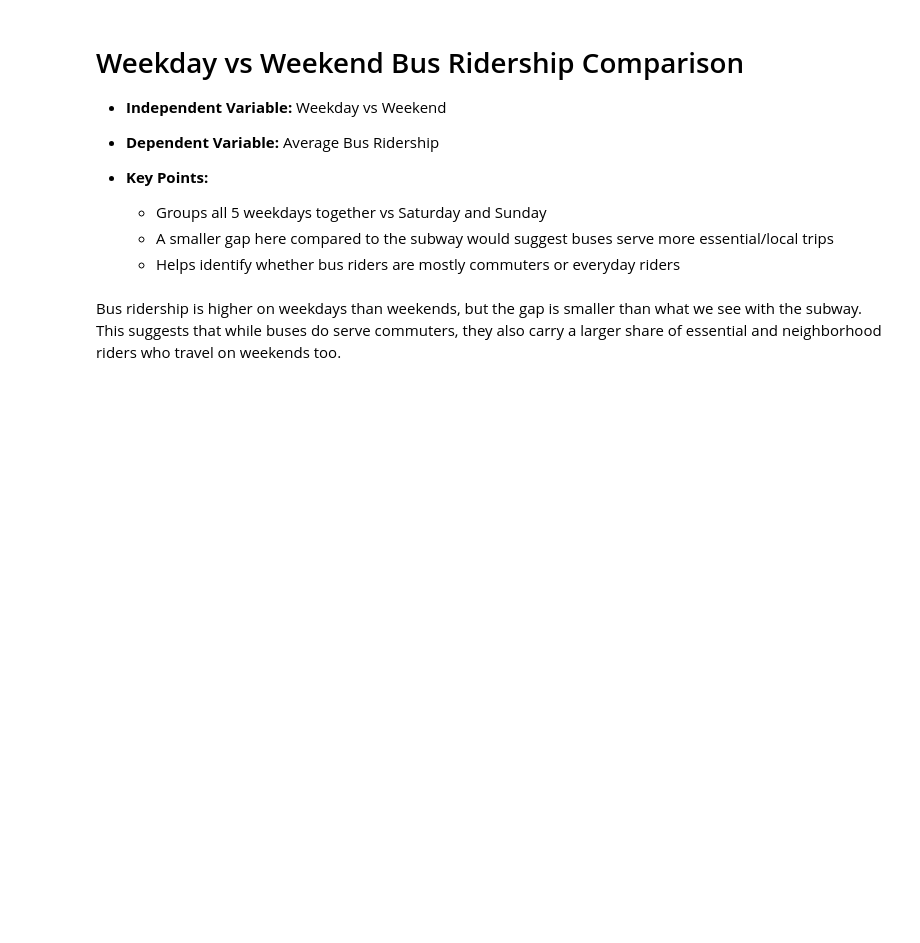
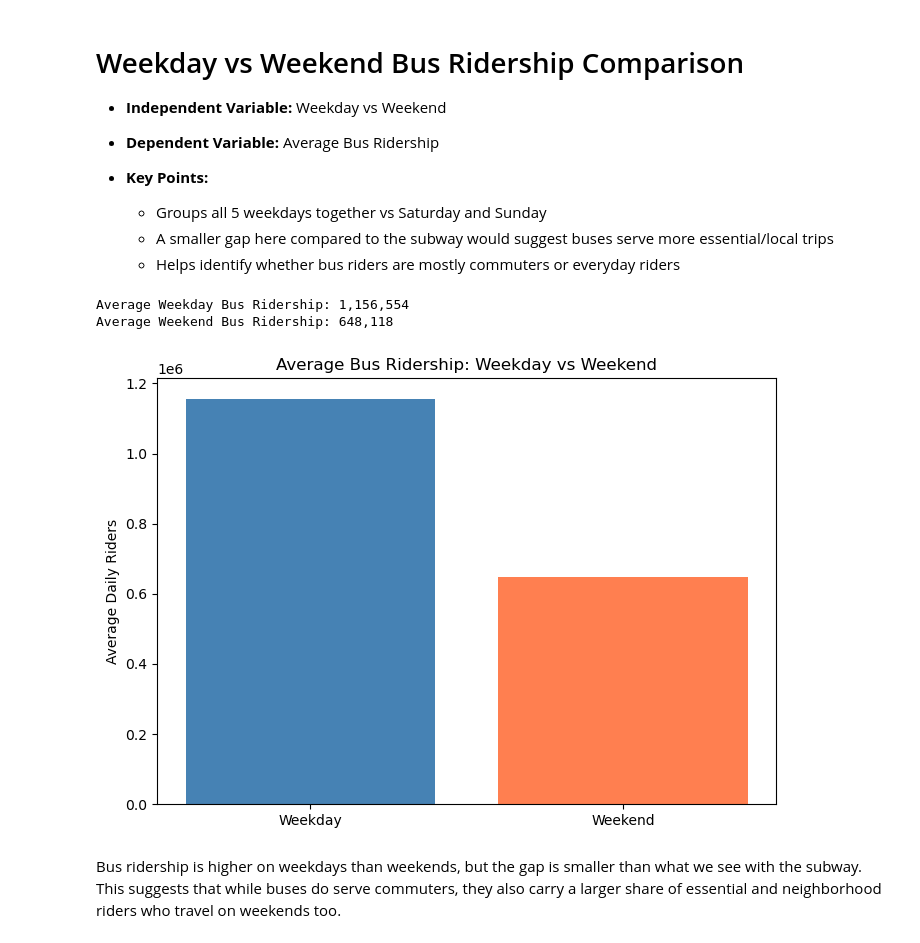
Before and after one commit to Reggie-Amedee-Tech/phase_1_project, a Jupyter notebook: notebooks/Amina_eda.ipynb, the cells around one changed output. Drawn from its saved outputs; the diff is of its cells as text; code cells hidden in the pictures; blank space fills up the shorter version.

```diff
--- a/notebooks/Amina_eda.ipynb
+++ b/notebooks/Amina_eda.ipynb
@@ -16,13 +28,0 @@ import matplotlib.pyplot as plt
-# %%
-
-# Load cleaned MTA dataset produced by data_ingestion.py
-df = pd.read_csv('../data/mta_ridersip.csv')
-
-# Load data directly from the API
-raw_data = api.getData()
-
-
-df = pd.DataFrame(raw_data)
-df['date'] = pd.to_datetime(df['date'])
-
-df.head()
@@ -47,19 +41,33 @@ NameError: name 'df' is not defined
 # %%
+plt.style.use('default')  # set a clean style for the plot
+
+# Extract day of week from date
+df['day_of_week'] = df['date'].dt.day_name()  # get weekday names from timestamps
+
+# Order days correctly
+day_order = ['Monday', 'Tuesday', 'Wednesday', 'Thursday', 'Friday', 'Saturday', 'Sunday']  # preserve natural weekday order
+
+avg_by_day = df.groupby('day_of_week')['buses_total_estimated_ridersip'].mean().reindex(day_order)  # compute average ridership by day, then reorder
+
 # Create a weekend flag
-df['is_weekend'] = df['day_of_week'].isin(['Saturday', 'Sunday'])
+df['is_weekend'] = df['day_of_week'].isin(['Saturday', 'Sunday'])  # mark weekends
 
-avg_weekday = df[df['is_weekend'] == False]['buses_total_estimated_ridership'].mean()
-avg_weekend = df[df['is_weekend'] == True]['buses_total_estimated_ridership'].mean()
+avg_weekday = df[df['is_weekend'] == False]['buses_total_estimated_ridersip'].mean()  # mean ridership on weekdays
+avg_weekend = df[df['is_weekend'] == True]['buses_total_estimated_ridersip'].mean()  # mean ridership on weekends
 
-print(f'Average Weekday Bus Ridership: {avg_weekday:,.0f}')
-print(f'Average Weekend Bus Ridership: {avg_weekend:,.0f}')
+print(f'Average Weekday Bus Ridership: {avg_weekday:,.0f}')  # display weekday average
+print(f'Average Weekend Bus Ridership: {avg_weekend:,.0f}')  # display weekend average
 
-plt.figure(figsize=(7, 5))
-plt.bar(['Weekday', 'Weekend'], [avg_weekday, avg_weekend], color=['steelblue', 'coral'])
-plt.title('Average Bus Ridership: Weekday vs Weekend')
-plt.ylabel('Average Daily Riders')
-plt.tight_layout()
-plt.show()
+plt.figure(figsize=(7, 5))  # set up figure size
+plt.bar(['Weekday', 'Weekend'], [avg_weekday, avg_weekend], color=['steelblue', 'coral'])  # plot comparison bars
+plt.title('Average Bus Ridership: Weekday vs Weekend')  # title the chart
+plt.ylabel('Average Daily Riders')  # label y-axis
+plt.tight_layout()  # improve layout spacing
+plt.show()  # render the chart
+# %% [output]
+Average Weekday Bus Ridership: 1,156,554
+Average Weekend Bus Ridership: 648,118
+[figure, added]
 # %% [markdown]
 Bus ridership is higher on weekdays than weekends, but the gap is smaller than what we see with the subway. This suggests that while buses do serve commuters, they also carry a larger share of essential and neighborhood riders who travel on weekends too.
 # %% [markdown]
```
Also changed, not shown: parts of 9 cells of this notebook.
